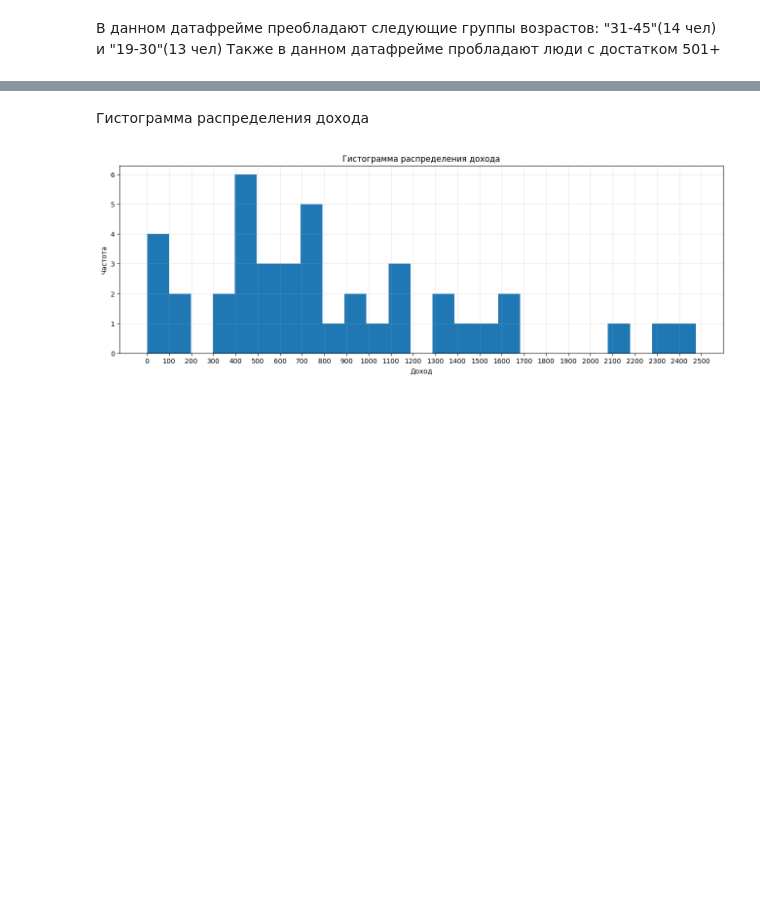
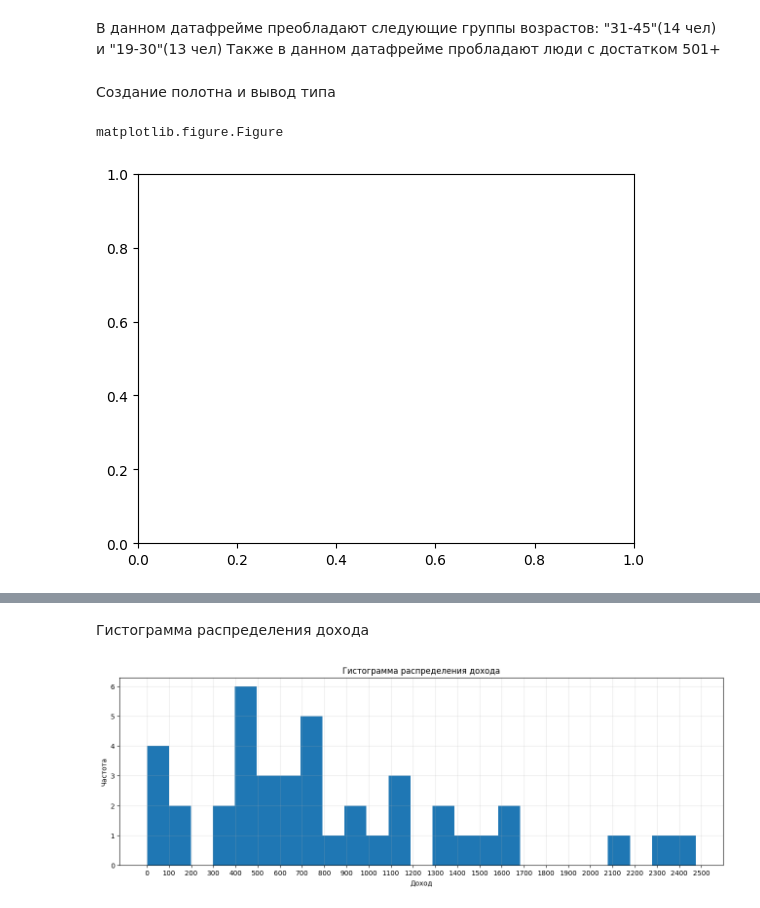
Before and after one commit to artemkr18/artificial-intelligence, a Jupyter notebook: homeworks/HW02/HW02.ipynb, the cells around one changed output, grey strips where cells are left out. Cells and saved outputs as stored; diff of their text form; code cells hidden in the pictures; blank space fills up the shorter version.

```diff
--- a/homeworks/HW02/HW02.ipynb
+++ b/homeworks/HW02/HW02.ipynb
@@ -285,3 +298,11 @@ Name: count, dtype: int64
 # %% [markdown]
 В данном датафрейме преобладают следующие группы возрастов: "31-45"(14 чел) и "19-30"(13 чел)
 Также в данном датафрейме пробладают люди с достатком 501+
+# %% [markdown]
+Создание полотна и вывод типа
+# %%
+fig, _ = plt.subplots()
+type(fig)
+# %% [output]
+matplotlib.figure.Figure
+[figure, added]
```
Also changed, not shown: parts of 13 cells of this notebook, 4 other files.
